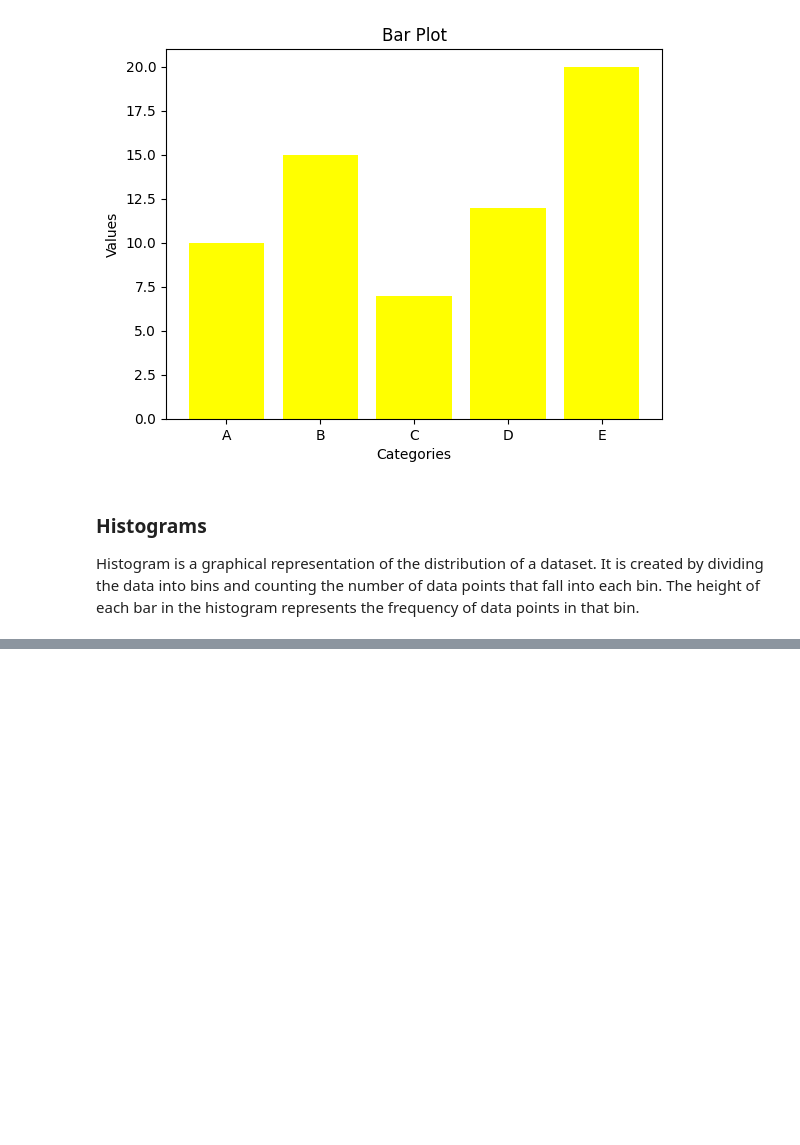
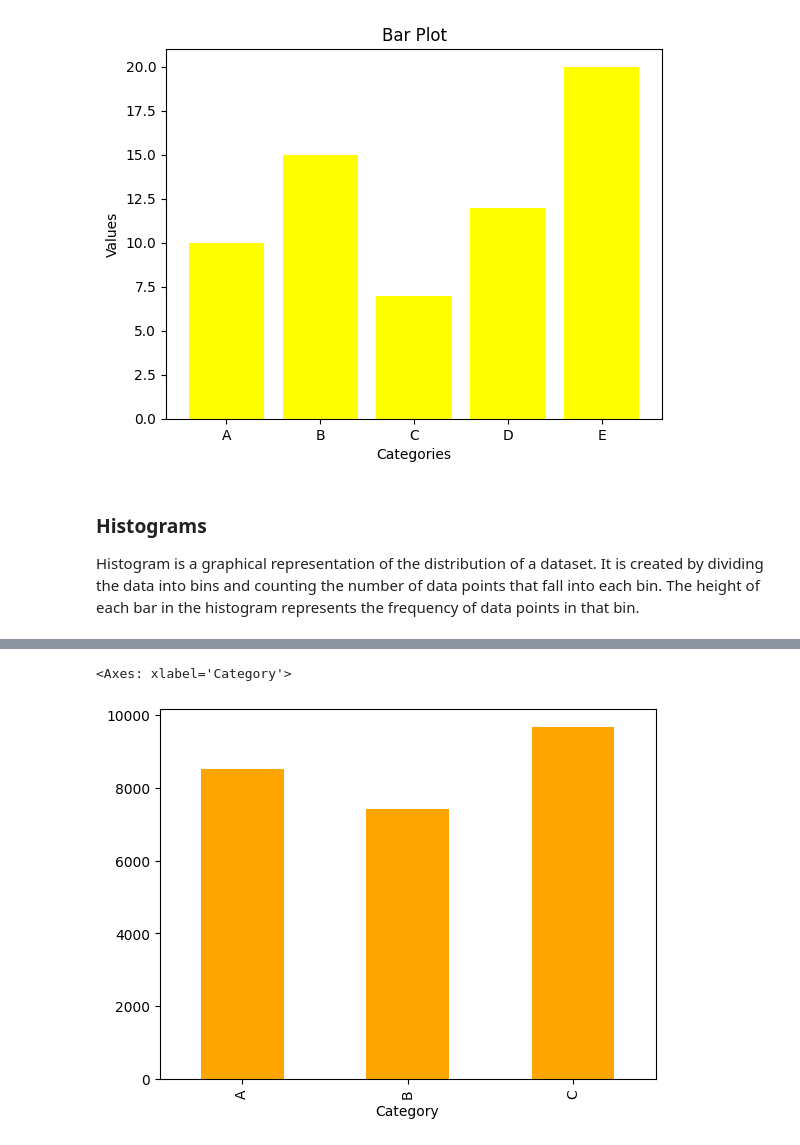
Before and after one commit to Parth0177/python_for_data_analytics, a Jupyter notebook: Data Analysis/Matplot.ipynb, the cells around one changed output, grey strips where cells are left out. Cells and saved outputs as stored; diff of their text form; code cells hidden in the pictures; blank space fills up the shorter version.

```diff
--- a/Data Analysis/Matplot.ipynb
+++ b/Data Analysis/Matplot.ipynb
@@ -54,0 +110,6 @@ Histogram is a graphical representation of the distribution of a dataset. It is
+# %%
+total_sales_by_category=sales_data.groupby('Category')['Sales'].sum()
+total_sales_by_category.plot(kind='bar', color='orange')
+# %% [output]
+<Axes: xlabel='Category'>
+[figure, added]
```
Also changed, not shown: parts of 4 cells of this notebook.
